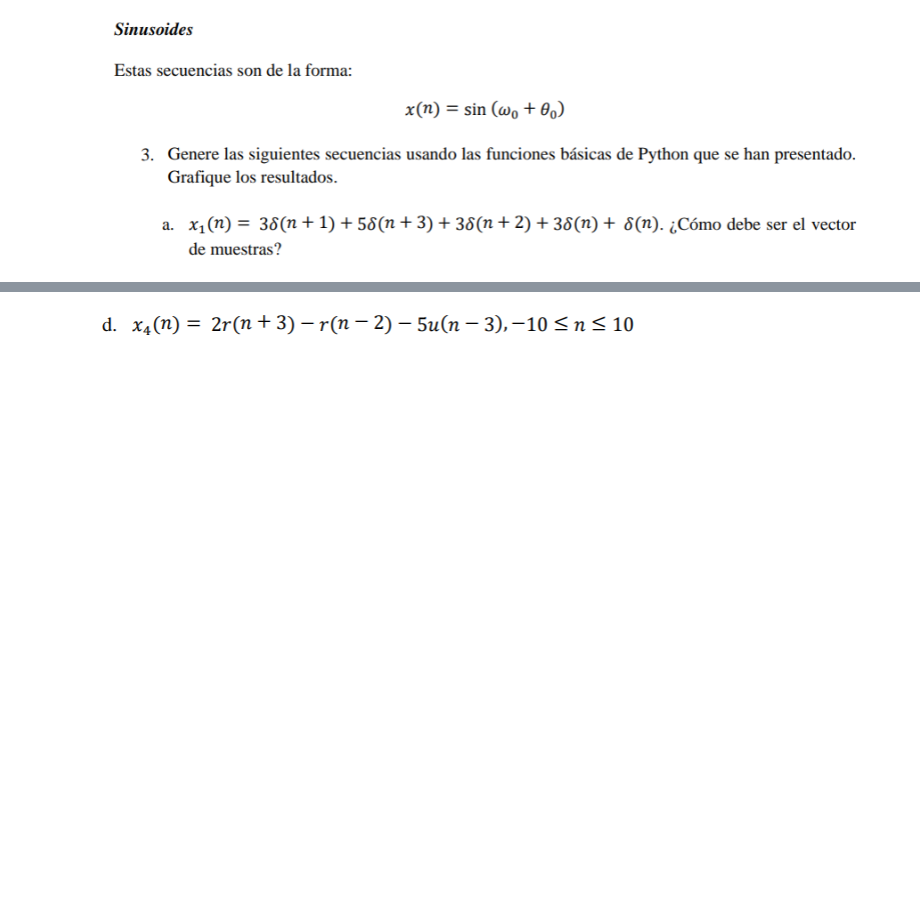
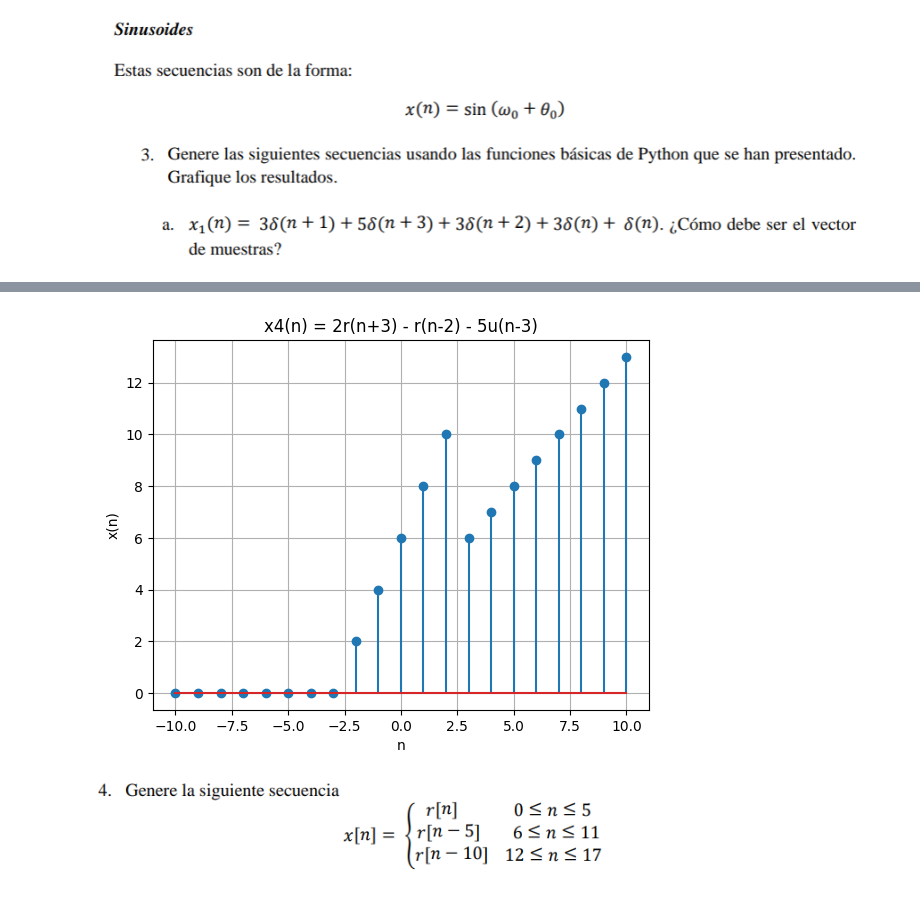
Before and after one commit to isabellavasquezg/Lab_Biosenales_Isabella_Marie, a Jupyter notebook: Practica 2/Practica_2_Marie_Isabella.ipynb, the cells around one changed output, grey strips where cells are left out. Cells and saved outputs as stored; diff of their text form; code cells hidden in the pictures; blank space fills up the shorter version.

```diff
--- a/Practica 2/Practica_2_Marie_Isabella.ipynb
+++ b/Practica 2/Practica_2_Marie_Isabella.ipynb
@@ -104,2 +153,20 @@ def impulso(n):
+# %%
+n1,n2 = -10,10
+
+x_r,n_r=rampa(0,n1,n2)
+x_e,n_e=escalon(0,n1,n2)
+
+
+x4 = 2*rampa(-3, n1, n2)[0] - rampa(2, n1, n2)[0] - 5*escalon(3, n1, n2)[0]
+
+# Graficando la función
+plt.stem(n_r, x4)
+plt.xlabel('n')
+plt.ylabel('x(n)')
+plt.title('x4(n) = 2r(n+3) - r(n-2) - 5u(n-3)')
+plt.grid(True)
+plt.show()
+# %% [output]
+[figure, added]
 # %% [markdown]
-![image.png](embedded-picture-1-old)
+![image.png](embedded-picture-1-new)
```
Also changed, not shown: parts of 23 cells of this notebook.
